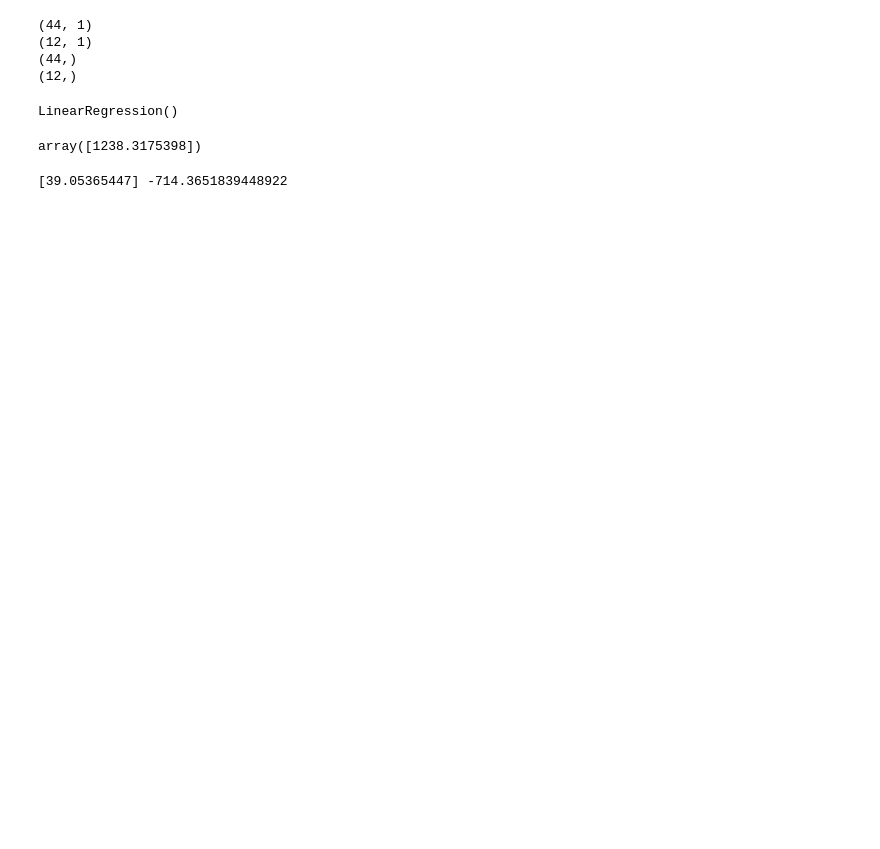
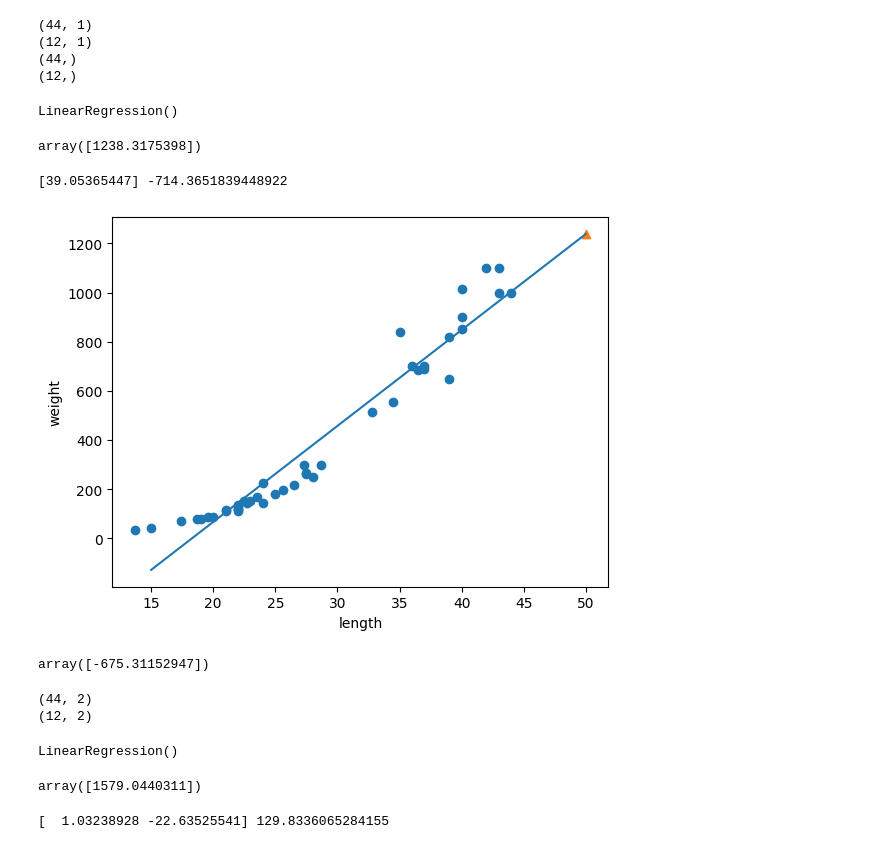
Before and after one commit to KimMarinet/ai_class_source, a Jupyter notebook: 09 핀테크 머신러닝과 딥러닝 이해/source/day04/ex01.ipynb, the cells around one changed output. Saved outputs shown, nothing was run; the diff lists cells and outputs as text; code cells hidden in the pictures; blank space fills up the shorter version.

```diff
--- a/09 핀테크 머신러닝과 딥러닝 이해/source/day04/ex01.ipynb
+++ b/09 핀테크 머신러닝과 딥러닝 이해/source/day04/ex01.ipynb
@@ -52,3 +52,19 @@ array([1238.3175398])
 print(lr.coef_, lr.intercept_)
 # %% [output]
 [39.05365447] -714.3651839448922
+# %%
+import matplotlib.pyplot as plt
+
+plt.scatter(train_input, train_target)
+plt.scatter(50, 1238, marker='^')
+plt.plot([15, 50], [lr.coef_[0] * 15 + lr.intercept_, lr.coef_[0] * 50 + lr.intercept_])
+plt.xlabel("length")
+plt.ylabel("weight")
+plt.show()
+# %% [output]
+[figure, added]
+# %%
+# 농어 1cm의 무게는? -> 예측이 절대 있을 수 없는 수치를 가르킴 -> 알맞는 모델을 만들어줄 필요 있음
+lr.predict([[1]])
+# %% [output]
+array([-675.31152947])
@@ -54,0 +75,20 @@ print(lr.coef_, lr.intercept_)
+# %%
+print(train_poly.shape)
+print(test_poly.shape)
+# %% [output]
+(44, 2)
+(12, 2)
+# %%
+lr = LinearRegression()
+lr.fit(train_poly,train_target)
+# %% [output]
+LinearRegression()
+# %%
+lr.predict([[50 ** 2, 50]])
+# %% [output]
+array([1579.0440311])
+# %%
+# 모델 파라미터 - 계수 (cofficient) / 기울기, 절편(intercept) / 보정 계수 (bias)
+print(lr.coef_, lr.intercept_)
+# %% [output]
+[  1.03238928 -22.63525541] 129.8336065284155
```
Also changed, not shown: parts of 3 cells of this notebook, 3 other files.
